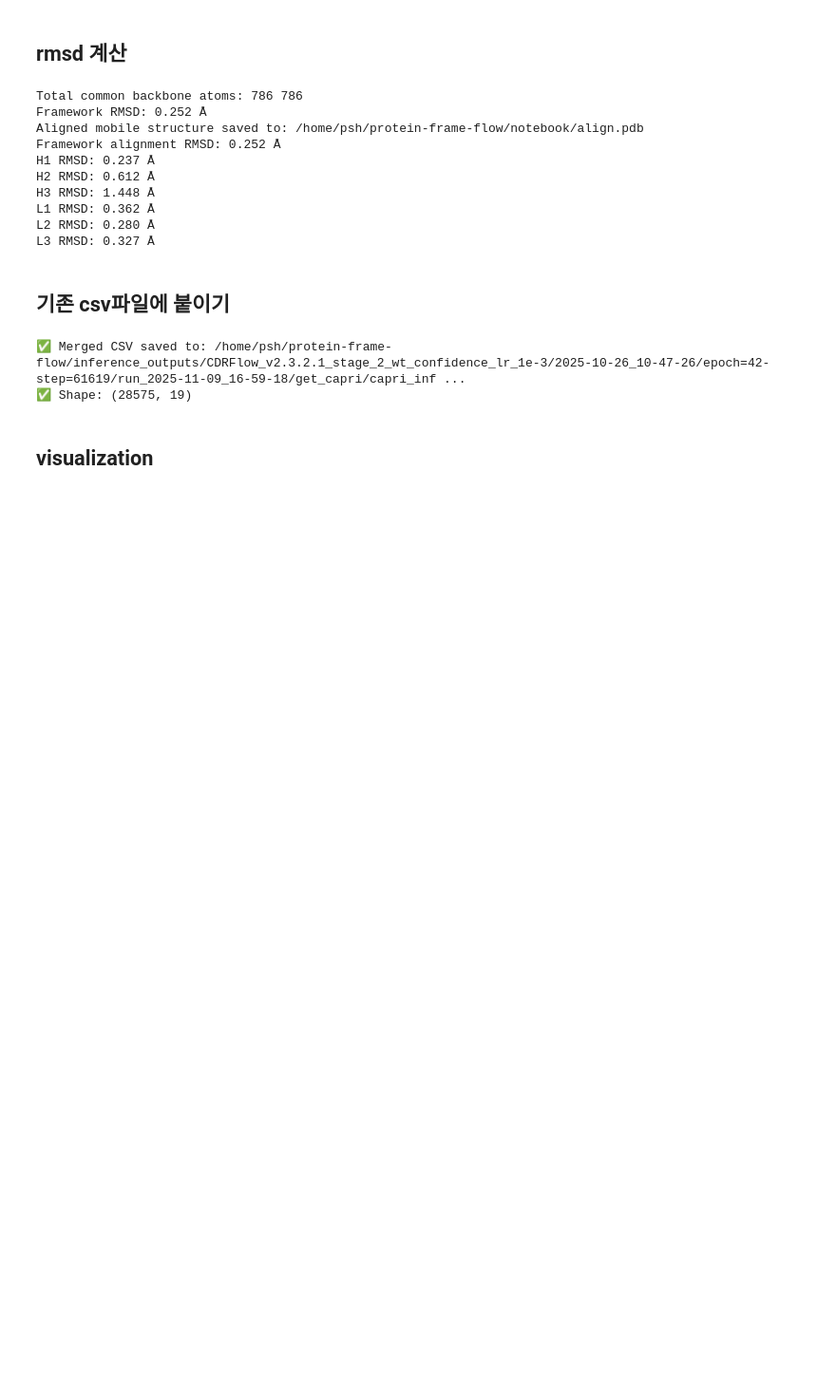
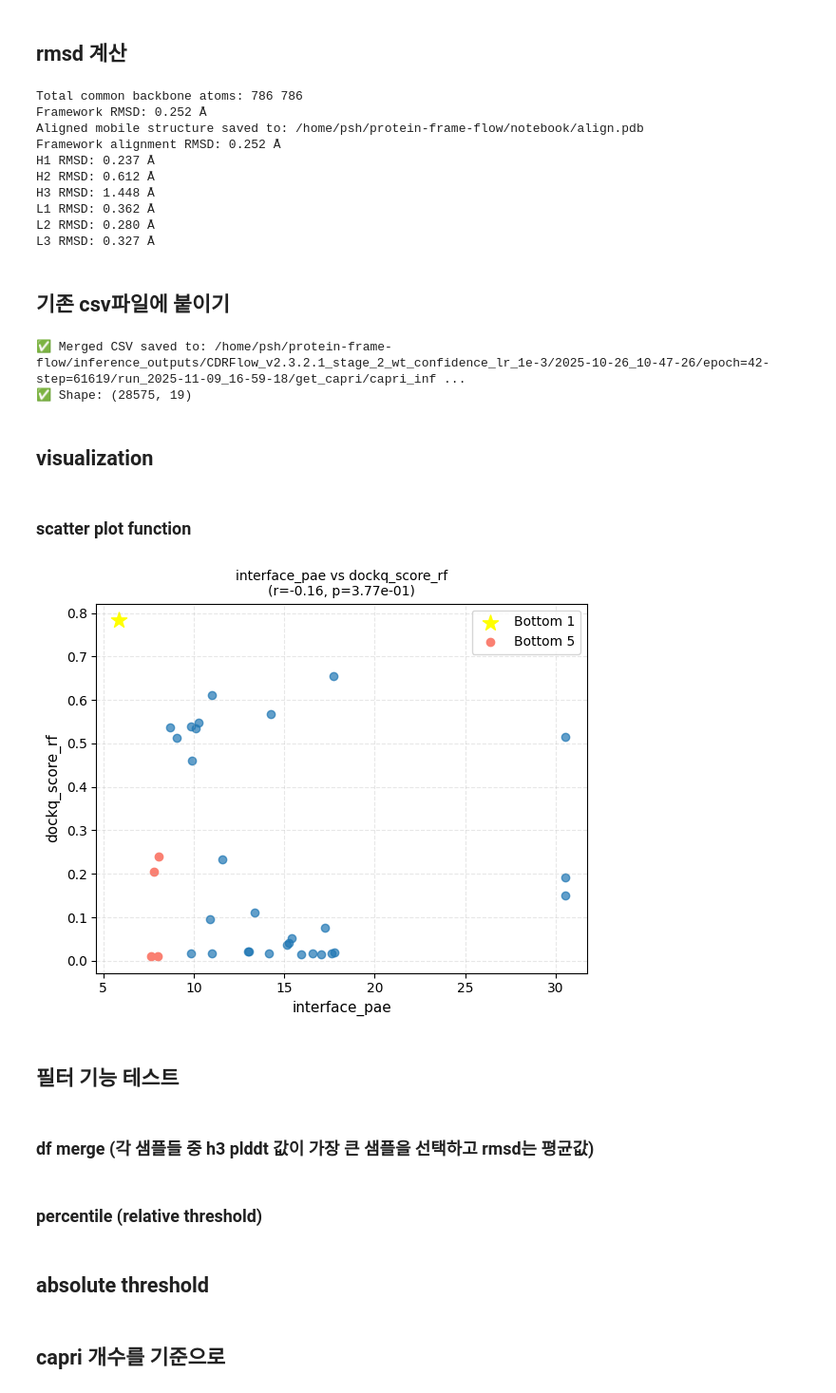
Before and after one commit to shp2001/protein-frame-flow, a Jupyter notebook: notebook/capri_analysis.ipynb, the cells around one changed output. Shown at 95% size. Drawn from its saved outputs; the diff is of its cells as text; code cells hidden in the pictures; blank space fills up the shorter version.

```diff
--- a/notebook/capri_analysis.ipynb
+++ b/notebook/capri_analysis.ipynb
@@ -447,3 +447,5 @@ print(f"✅ Shape: {merged.shape}")
 ✅ Shape: (28575, 19)
 # %% [markdown]
 ## visualization
+# %% [markdown]
+### scatter plot function
@@ -450,4 +592,33 @@ print(f"✅ Shape: {merged.shape}")
 # %%
-import pandas as pd
+csv_file = '/home/psh/protein-frame-flow/inference_outputs/CDRFlow_v2.3.2.1_stage_2_wt_confidence_lr_1e-3/2025-10-26_10-47-26/epoch=42-step=61619/kkh/get_capri/combined_capri_rmsd.csv'
+filter_pdb_id = '7yru_H_L_A'
 
-csv_file = '/home/psh/protein-frame-flow/inference_outputs/CDRFlow_v2.3.2.1_stage_2_wt_confidence_lr_1e-3/2025-10-26_10-47-26/epoch=42-step=61619/kkh/get_capri/combined_capri_rmsd.csv'
+df = pd.read_csv(csv_file)
+if filter_pdb_id:
+    df = df[df['pdb_id']==filter_pdb_id]
+
+visualize_features(
+    df=df,
+    # x=['h1_rmsd', 'h2_rmsd', 'h3_rmsd', 'l1_rmsd', 'l2_rmsd', 'l3_rmsd'],
+    # x=['h1_rmsd', 'h2_rmsd', 'h3_rmsd', 'l1_rmsd', 'l2_rmsd', 'l3_rmsd'],
+    x='interface_pae',
+    y='dockq_score_rf',
+    merge_data=True,
+    bottom_1=True,
+    bottom_5=True,
+    # subplot_shape=(2,3)
+)
+
+# visualize_features(
+#     df=df,
+#     x=['h1_rmsd', 'h2_rmsd', 'h3_rmsd', 'l1_rmsd', 'l2_rmsd', 'l3_rmsd'],
+#     y='dockq_score_rf',
+#     merge_data=True,
+#     subplot_shape=(2,3)
+# )
+# %% [output]
+[figure, added]
+# %% [markdown]
+## 필터 기능 테스트
+# %% [markdown]
+### df merge (각 샘플들 중 h3 plddt 값이 가장 큰 샘플을 선택하고 rmsd는 평균값)
@@ -453,0 +639,2 @@ csv_file = '/home/psh/protein-frame-flow/inference_outputs/CDRFlow_v2.3.2.1_stag
+# %% [markdown]
+### percentile (relative threshold)
@@ -453,0 +787,2 @@ csv_file = '/home/psh/protein-frame-flow/inference_outputs/CDRFlow_v2.3.2.1_stag
+# %% [markdown]
+## absolute threshold
@@ -453,0 +963,2 @@ csv_file = '/home/psh/protein-frame-flow/inference_outputs/CDRFlow_v2.3.2.1_stag
+# %% [markdown]
+## capri 개수를 기준으로
```
Also changed, not shown: parts of 9 cells of this notebook, 2 other files.
